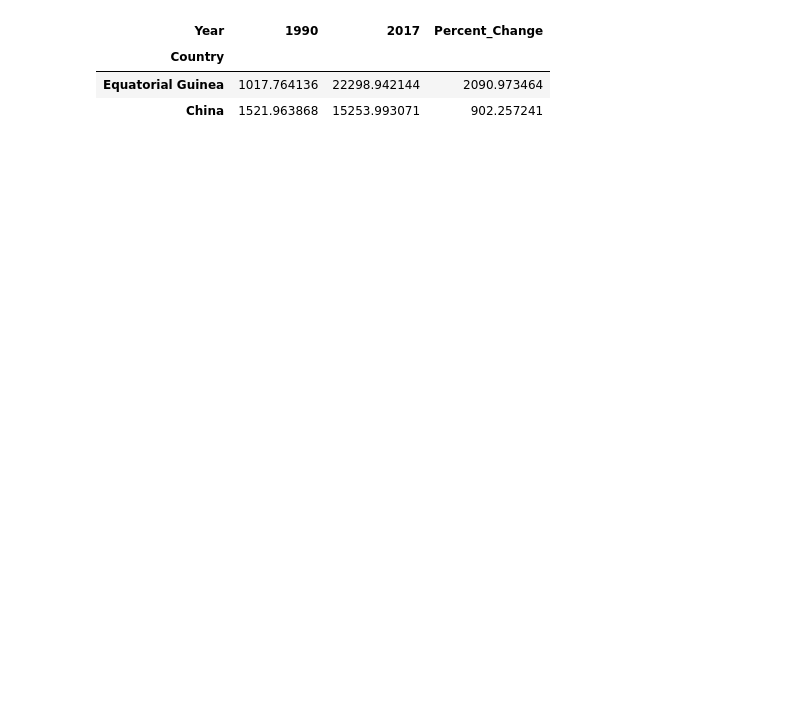
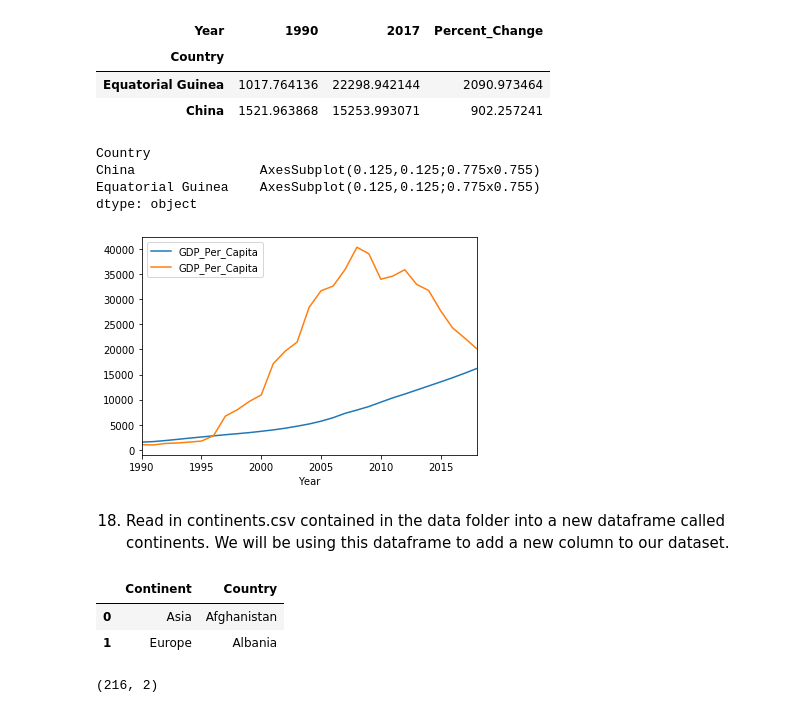
Before and after one commit to nss-data-science-cohort-4/dq1-undata-AmyLG, a Jupyter notebook: notebooks/UN_Data_Exploration.ipynb, the cells around one changed output. Saved outputs shown, nothing was run; the diff lists cells and outputs as text; code cells hidden in the pictures; blank space fills up the shorter version.

```diff
--- a/notebooks/UN_Data_Exploration.ipynb
+++ b/notebooks/UN_Data_Exploration.ipynb
@@ -312,5 +334,19 @@ gdp_pivoted.nlargest(2, 'Percent_Change')
 | Country |  |  |  |
 | Equatorial Guinea | 1017.764136 | 22298.942144 | 2090.973464 |
 | China | 1521.963868 | 15253.993071 | 902.257241 |
+# %%
+gdp_df_large = gdp_df.loc[gdp_df['Country'].isin(['China', 'Equatorial Guinea'])]
+fig, ax =plt.subplots()
+gdp_df_large.groupby('Country').plot(x='Year', y='GDP_Per_Capita', ax=ax, legend=True)
+# %% [output]
+Country
+China                AxesSubplot(0.125,0.125;0.775x0.755)
+Equatorial Guinea    AxesSubplot(0.125,0.125;0.775x0.755)
+dtype: object
+[figure, added]
 # %%
 ### Bonus: Put both line charts on the same plot.
+# %% [markdown]
+18. Read in continents.csv contained in the data folder into a new dataframe
+called continents. We will be using this dataframe to add a new column
+to our dataset.
@@ -316,0 +355,10 @@ gdp_pivoted.nlargest(2, 'Percent_Change')
+# %%
+continents.head(2)
+# %% [output]
+|  | Continent | Country |
+| 0 | Asia | Afghanistan |
+| 1 | Europe | Albania |
+# %%
+continents.shape
+# %% [output]
+(216, 2)
```
Also changed, not shown: parts of 34 cells of this notebook.
